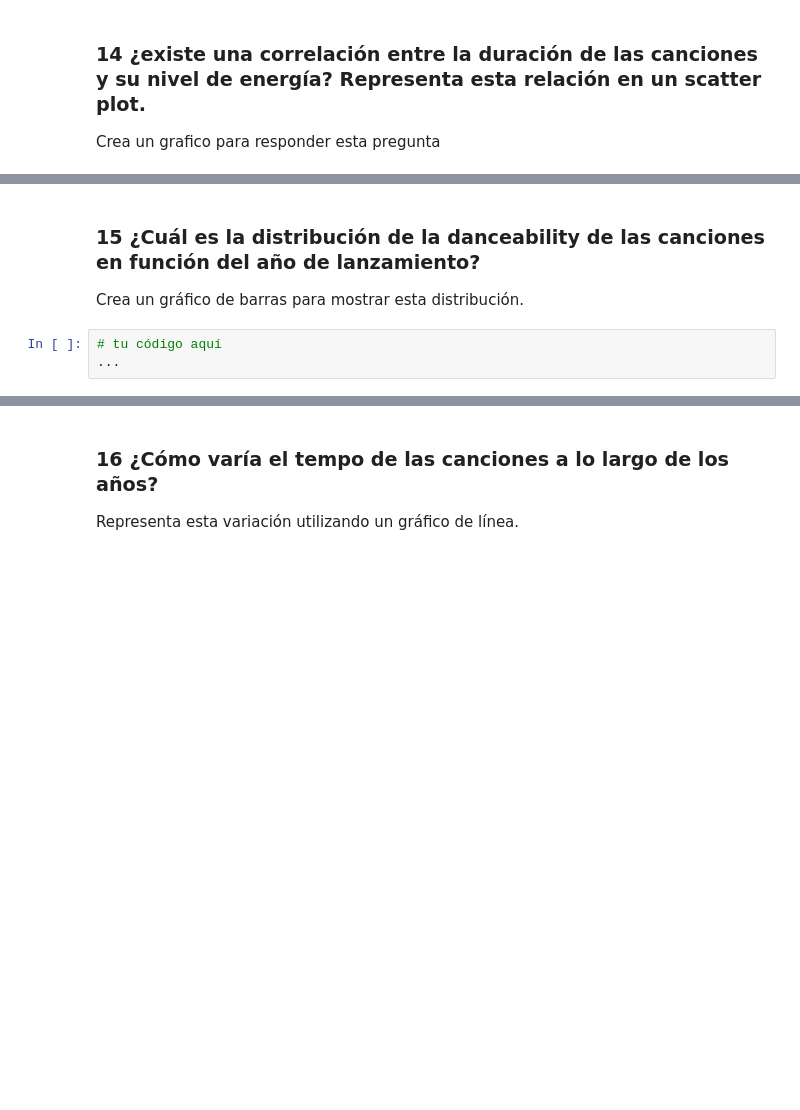
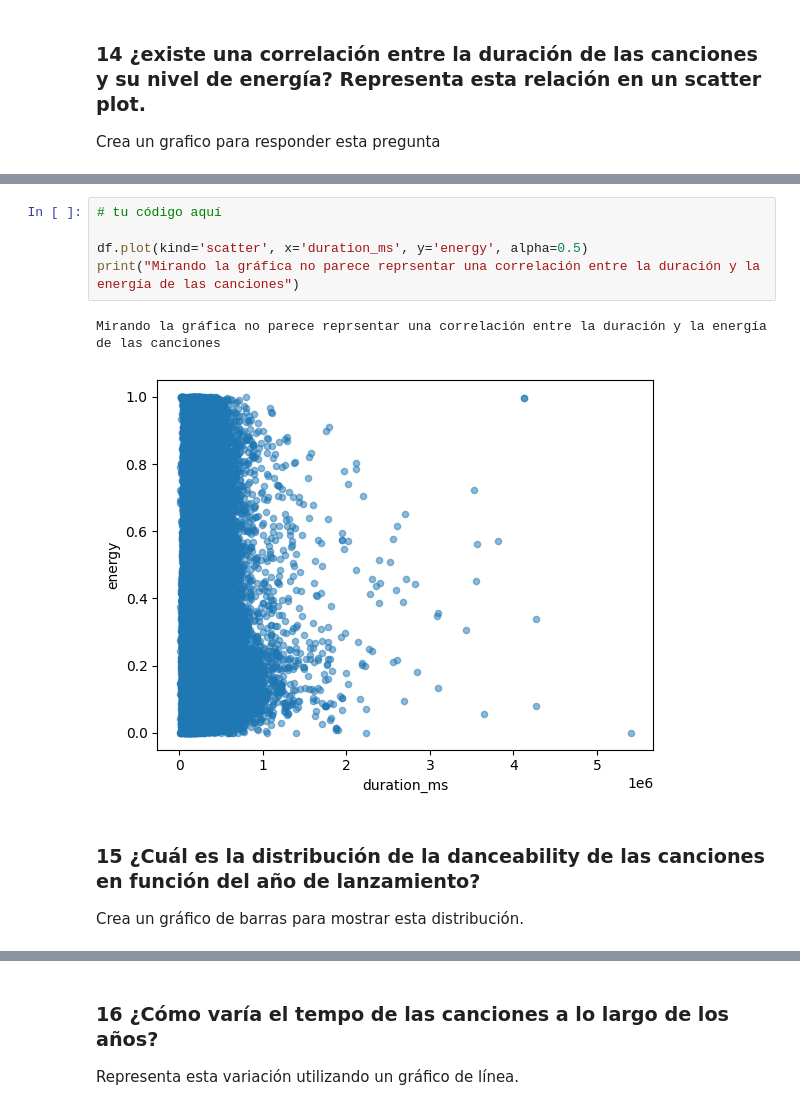
Before and after one commit to Horaciomb/UPB_Herramientas_Basicas_Visualizacion_Datoss_, a Jupyter notebook: Trabajo_Final/Trabajo_final.ipynb, the cells around one changed output, grey strips where cells are left out. Drawn from its saved outputs; the diff is of its cells as text; blank space fills up the shorter version.

```diff
--- a/Trabajo_Final/Trabajo_final.ipynb
+++ b/Trabajo_Final/Trabajo_final.ipynb
@@ -325,6 +359,11 @@ Crea un grafico para responder esta pregunta
+# %%
+# tu código aquí
+
+df.plot(kind='scatter', x='duration_ms', y='energy', alpha=0.5)
+print("Mirando la gráfica no parece reprsentar una correlación entre la duración y la energía de las canciones")
+# %% [output]
+Mirando la gráfica no parece reprsentar una correlación entre la duración y la energía de las canciones
+[figure, added]
 # %% [markdown]
 ### 15 ¿Cuál es la distribución de la danceability de las canciones en función del año de lanzamiento?
 Crea un gráfico de barras para mostrar esta distribución.
-# %%
-# tu código aquí
-...
```
Also changed, not shown: parts of 18 cells of this notebook.
